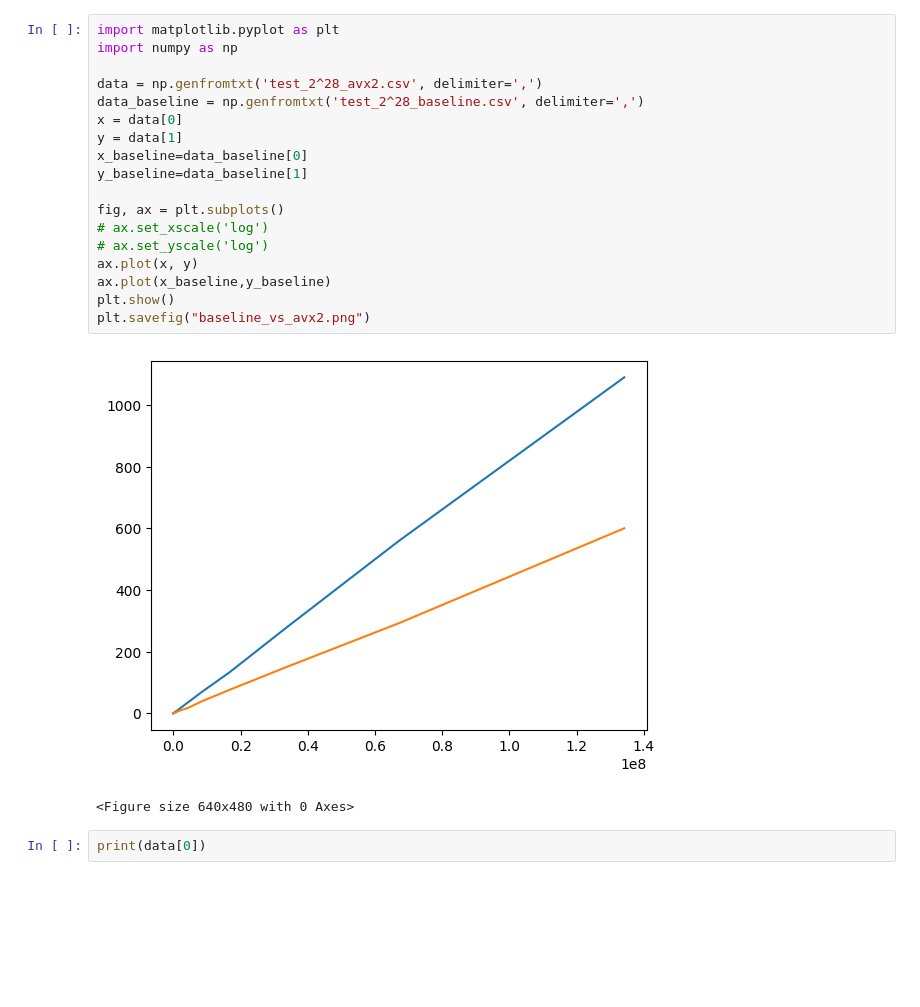
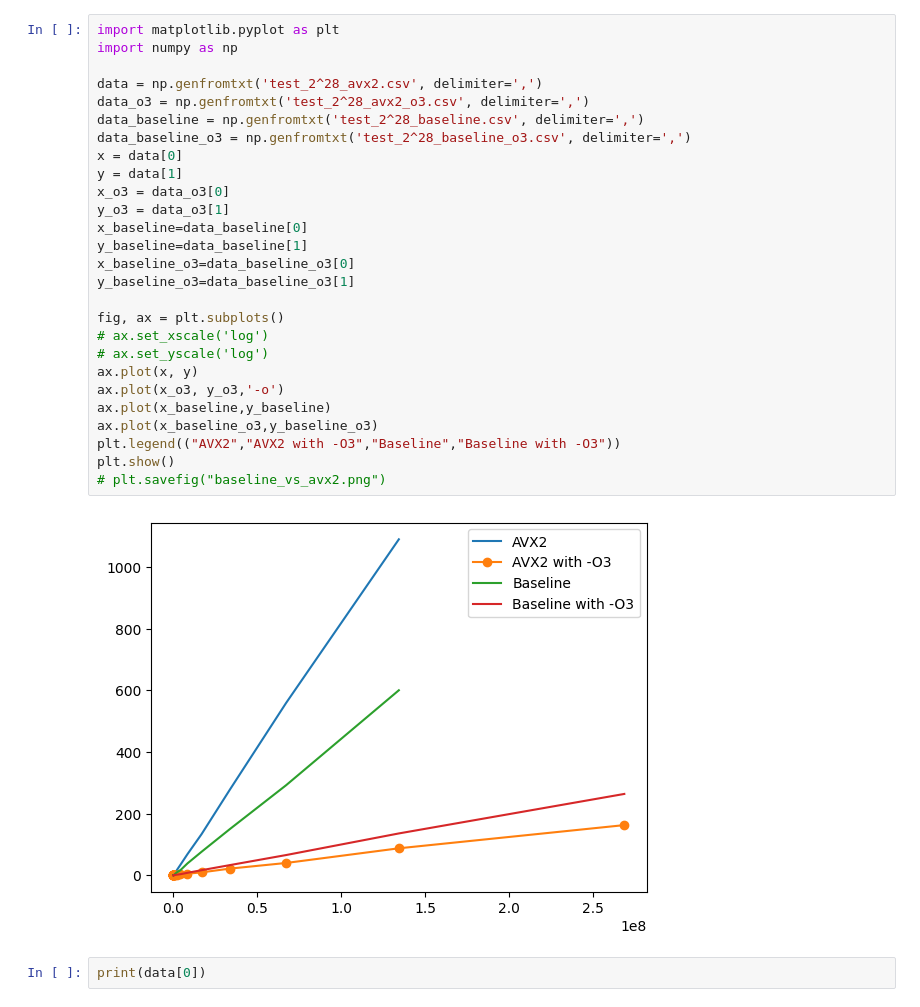
Before and after one commit to KagaJiankui/CS205_2022F, a Jupyter notebook: project2/report/analysis.ipynb, the cells around one changed output. Cells and saved outputs as stored; diff of their text form; blank space fills up the shorter version.

```diff
--- a/project2/report/analysis.ipynb
+++ b/project2/report/analysis.ipynb
@@ -1,24 +1,32 @@
 # %%
 import matplotlib.pyplot as plt
 import numpy as np
 
 data = np.genfromtxt('test_2^28_avx2.csv', delimiter=',')
+data_o3 = np.genfromtxt('test_2^28_avx2_o3.csv', delimiter=',')
 data_baseline = np.genfromtxt('test_2^28_baseline.csv', delimiter=',')
+data_baseline_o3 = np.genfromtxt('test_2^28_baseline_o3.csv', delimiter=',')
 x = data[0]
 y = data[1]
+x_o3 = data_o3[0]
+y_o3 = data_o3[1]
 x_baseline=data_baseline[0]
 y_baseline=data_baseline[1]
+x_baseline_o3=data_baseline_o3[0]
+y_baseline_o3=data_baseline_o3[1]
 
 fig, ax = plt.subplots()
 # ax.set_xscale('log')
 # ax.set_yscale('log')
 ax.plot(x, y)
+ax.plot(x_o3, y_o3,'-o')
 ax.plot(x_baseline,y_baseline)
+ax.plot(x_baseline_o3,y_baseline_o3)
+plt.legend(("AVX2","AVX2 with -O3","Baseline","Baseline with -O3"))
 plt.show()
-plt.savefig("baseline_vs_avx2.png")
+# plt.savefig("baseline_vs_avx2.png")
 # %% [output]
-[figure, old version]
+[figure, new version]
-<Figure size 640x480 with 0 Axes>
 # %%
 print(data[0])
 # %% [output]
```
Also changed, not shown: 12 other files.
